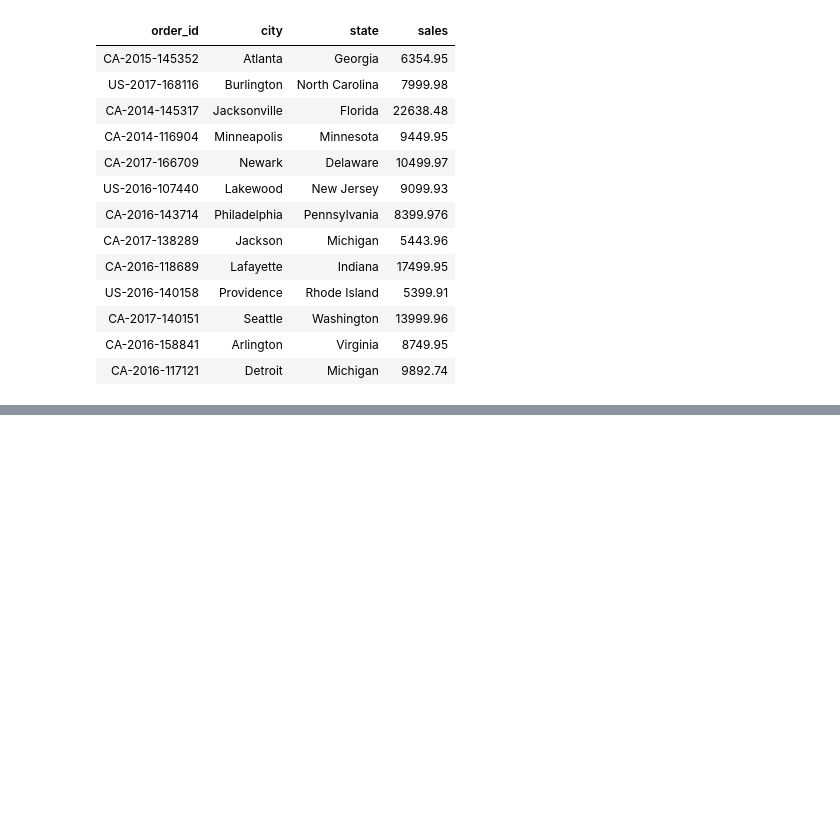
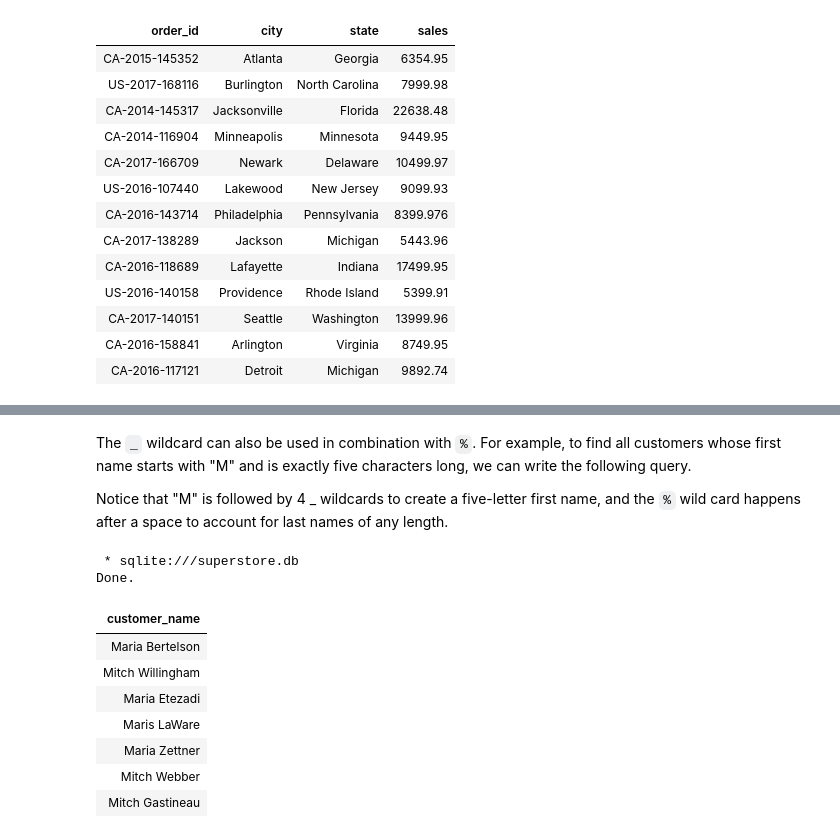
Before and after one commit to TomazFilgueira/Dq_Datascientist, a Jupyter notebook: 5 - Working with Datasources using SQL/5.1 - Introduction to SQL and Databases/5.4 - Filtering with Strings and Categories.ipynb, the cells around one changed output, grey strips where cells are left out. Saved outputs shown, nothing was run; the diff lists cells and outputs as text; code cells hidden in the pictures; blank space fills up the shorter version.

```diff
--- a/5 - Working with Datasources using SQL/5.1 - Introduction to SQL and Databases/5.4 - Filtering with Strings and Categories.ipynb
+++ b/5 - Working with Datasources using SQL/5.1 - Introduction to SQL and Databases/5.4 - Filtering with Strings and Categories.ipynb
@@ -240,0 +326,20 @@ Done.
+# %% [markdown]
+The `_` wildcard can also be used in combination with `%`. For example, to find all customers whose first name starts with "M" and is exactly five characters long, we can write the following query.
+
+Notice that "M" is followed by 4 _ wildcards to create a five-letter first name, and the `%` wild card happens after a space to account for last names of any length.
+# %%
+%%sql
+SELECT DISTINCT customer_name
+  FROM orders
+ WHERE customer_name LIKE 'M____ %';
+# %% [output]
+ * sqlite:///superstore.db
+Done.
+| customer_name |
+| Maria Bertelson |
+| Mitch Willingham |
+| Maria Etezadi |
+| Maris LaWare |
+| Maria Zettner |
+| Mitch Webber |
+| Mitch Gastineau |
```
Also changed, not shown: parts of 14 cells of this notebook.
